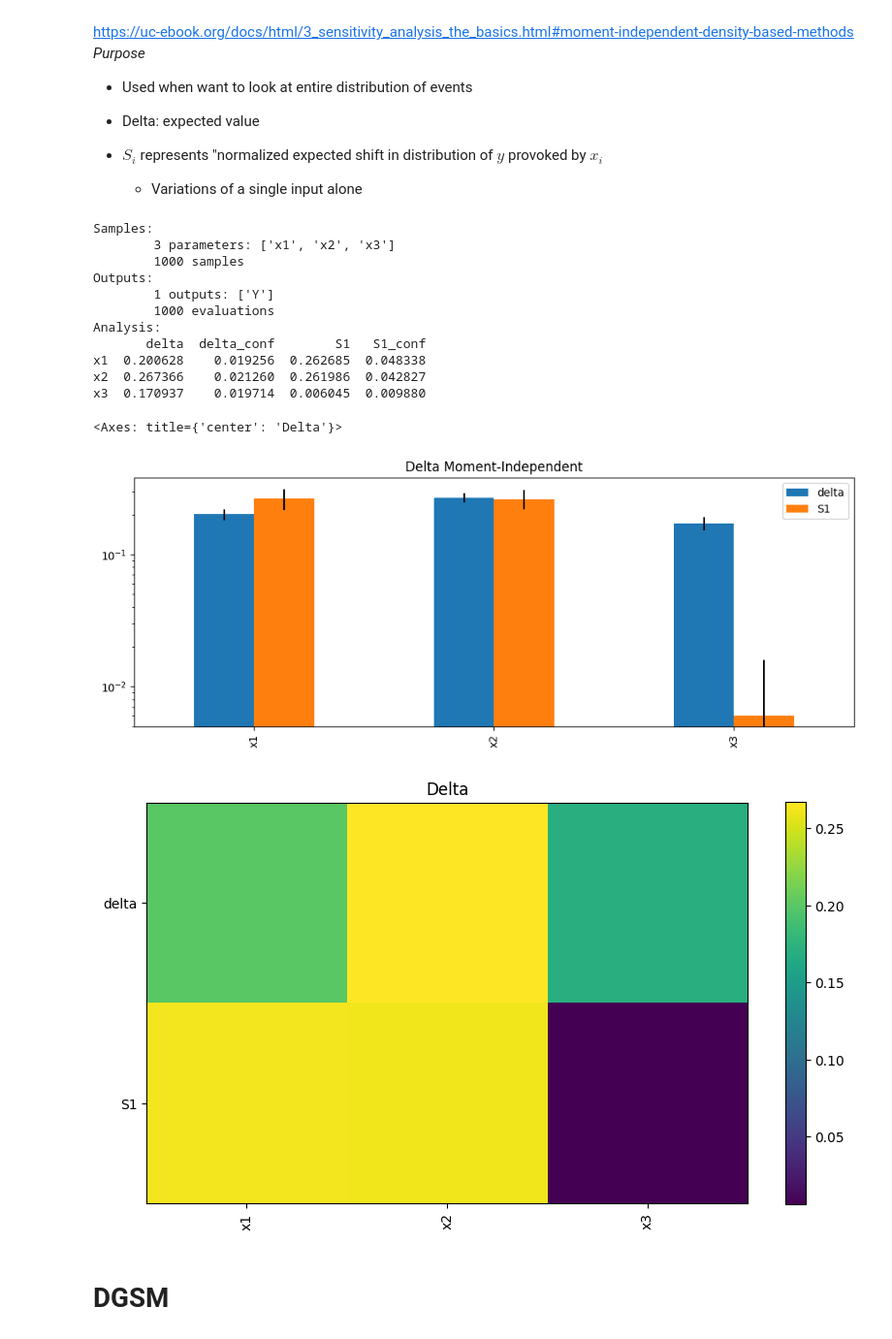
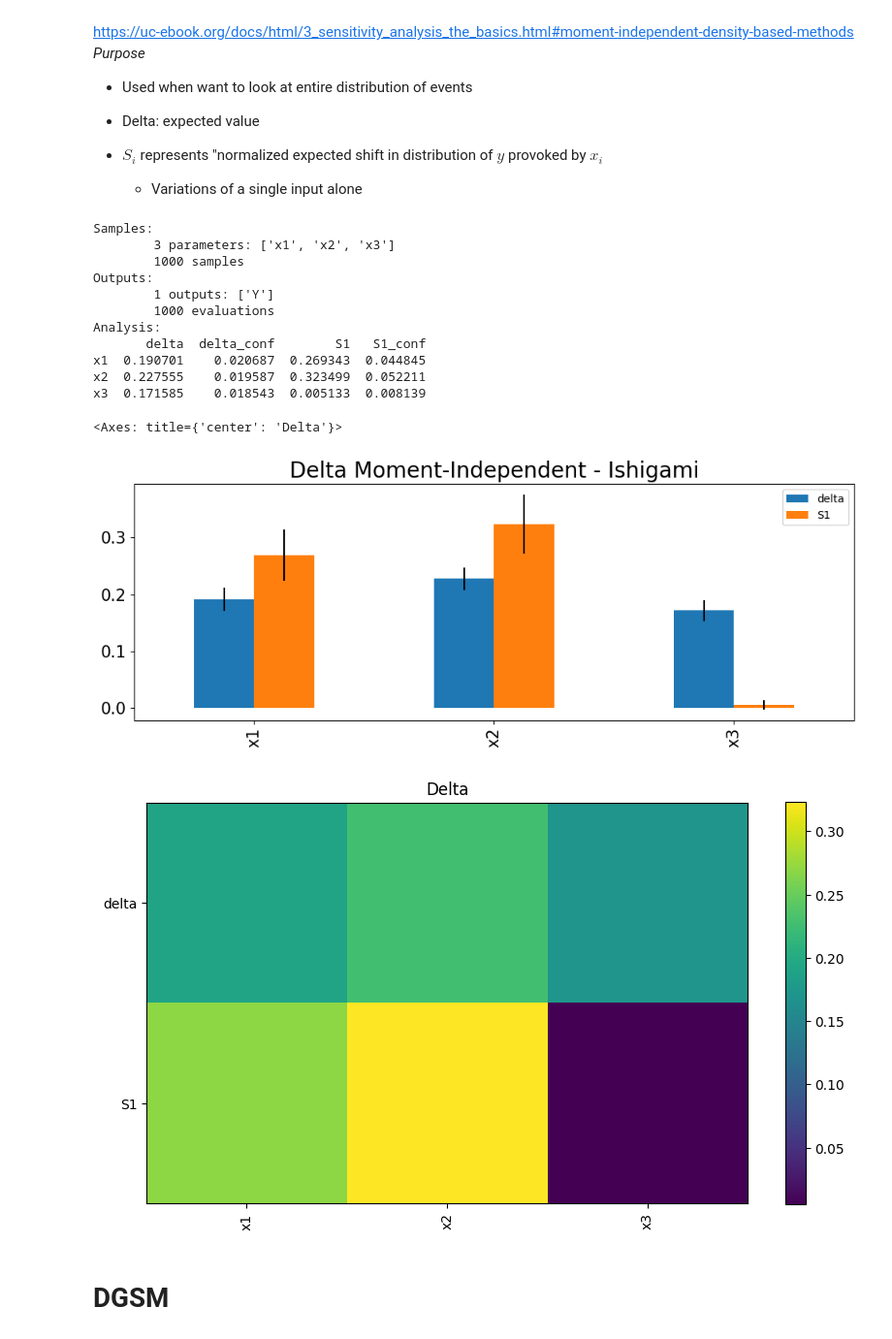
Before and after one commit to AllmieBloom/summer24, a Jupyter notebook: salib_exploration.ipynb, the cells around one changed output. Shown at 97% size. Drawn from its saved outputs; the diff is of its cells as text; code cells hidden in the pictures.

Commit message:
I don't remember. I realized I should make the graphs neater.

```diff
--- a/salib_exploration.ipynb
+++ b/salib_exploration.ipynb
@@ -482,40 +496,42 @@ sp = ProblemSpec({
     'num_vars': 3,
     'names': ['x1', 'x2', 'x3'],
     'bounds': [[-3.14159265359, 3.14159265359],
                [-3.14159265359, 3.14159265359],
                [-3.14159265359, 3.14159265359]]
 })
 
 # TODO ?? any sample
 (sp.sample_latin(1000).evaluate(Ishigami.evaluate).analyze_delta())
 print(sp)
 
 df_delta = sp.to_df() # convert to pandas dataframe object
 
 # === Plotting results ===
 axes = sp.plot() #  returns matplotlib axes object
-axes.set_yscale('log') # set plot to log scale
+# axes.set_yscale('log') # set plot to log scale
+axes.set_title(label=f"Delta Moment-Independent - Ishigami", size=20)
+axes.tick_params(axis='x', labelsize=15)
+axes.tick_params(axis='y', labelsize=15)
 fig = plt.gcf() # get current figure
 fig.set_size_inches(10, 4)
-plt.title(label="Delta Moment-Independent")
 plt.tight_layout()
 
 sp.heatmap(title=f"Delta")
 # %% [output]
 Samples:
         3 parameters: ['x1', 'x2', 'x3']
         1000 samples
 Outputs:
         1 outputs: ['Y']
         1000 evaluations
 Analysis:
        delta  delta_conf        S1   S1_conf
-x1  0.200628    0.019256  0.262685  0.048338
-x2  0.267366    0.021260  0.261986  0.042827
-x3  0.170937    0.019714  0.006045  0.009880
+x1  0.190701    0.020687  0.269343  0.044845
+x2  0.227555    0.019587  0.323499  0.052211
+x3  0.171585    0.018543  0.005133  0.008139
 <Axes: title={'center': 'Delta'}>
-[figure, old version]
+[figure, new version]
-[figure, old version]
+[figure, new version]
 # %%
 # ==== Delta Moment-Independent ~ Sobol G-Function ===
 from SALib.test_functions import Sobol_G
```
Also changed, not shown: parts of 8 cells of this notebook, 4 other files.
